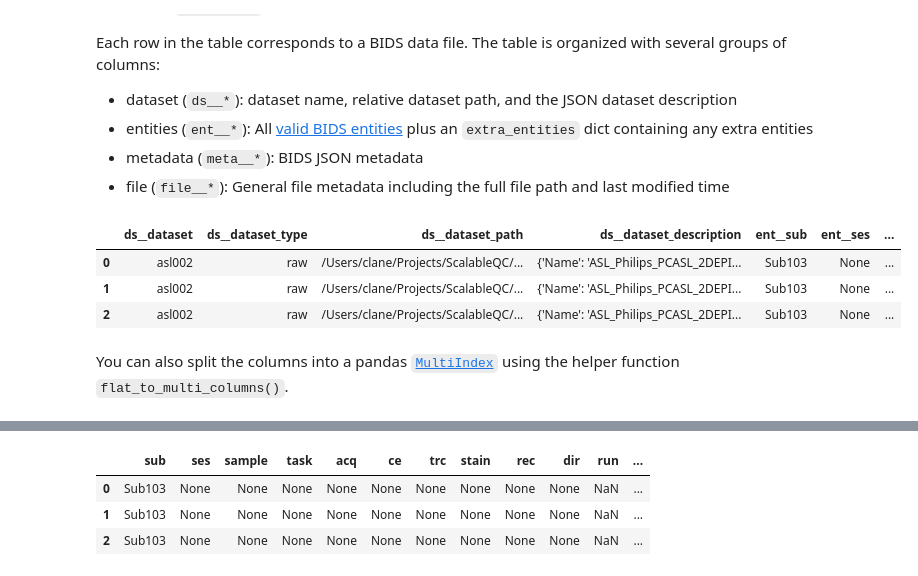
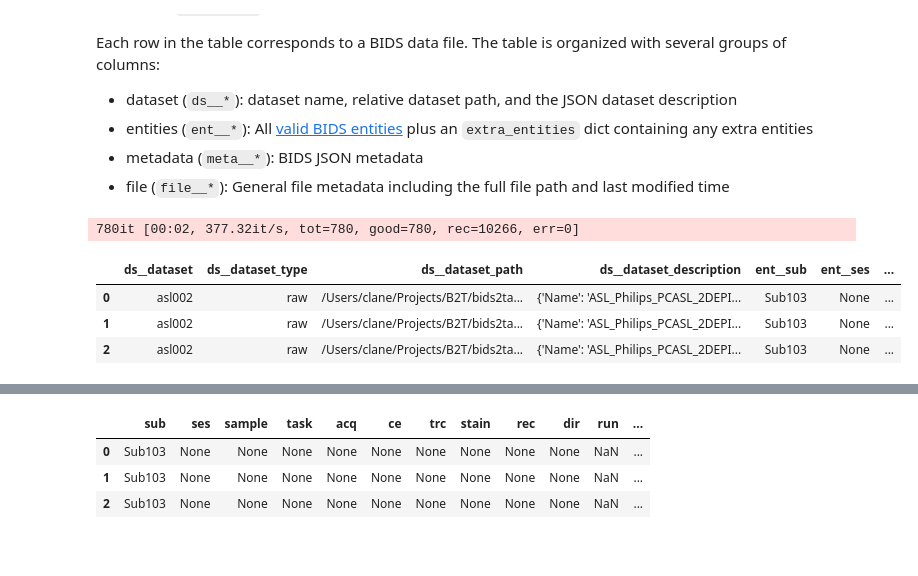
Before and after one commit to childmindresearch/bids2table, a Jupyter notebook: example/example.ipynb, the cells around one changed output, grey strips where cells are left out. Cells and saved outputs as stored; diff of their text form; code cells hidden in the pictures; blank space fills up the shorter version.

```diff
--- a/example/example.ipynb
+++ b/example/example.ipynb
@@ -47,13 +53,11 @@ Each row in the table corresponds to a BIDS data file. The table is organized wi
 - metadata (`meta__*`): BIDS JSON metadata
 - file (`file__*`): General file metadata including the full file path and last modified time
 # %%
-df = bids2table("../bids-examples")
-
-df.head(3)
+tab = bids2table("../bids-examples")
+tab.head(3)
 # %% [output]
+780it [00:02, 377.32it/s, tot=780, good=780, rec=10266, err=0]
 |  | ds__dataset | ds__dataset_type | ds__dataset_path | ds__dataset_description | ent__sub | ent__ses | ... |
-| 0 | asl002 | raw | /Users/clane/Projects/ScalableQC/... | {'Name': 'ASL_Philips_PCASL_2DEPI... | Sub103 | None | ... |
-| 1 | asl002 | raw | /Users/clane/Projects/ScalableQC/... | {'Name': 'ASL_Philips_PCASL_2DEPI... | Sub103 | None | ... |
-| 2 | asl002 | raw | /Users/clane/Projects/ScalableQC/... | {'Name': 'ASL_Philips_PCASL_2DEPI... | Sub103 | None | ... |
+| 0 | asl002 | raw | /Users/clane/Projects/B2T/bids2ta... | {'Name': 'ASL_Philips_PCASL_2DEPI... | Sub103 | None | ... |
+| 1 | asl002 | raw | /Users/clane/Projects/B2T/bids2ta... | {'Name': 'ASL_Philips_PCASL_2DEPI... | Sub103 | None | ... |
+| 2 | asl002 | raw | /Users/clane/Projects/B2T/bids2ta... | {'Name': 'ASL_Philips_PCASL_2DEPI... | Sub103 | None | ... |
-# %% [markdown]
-You can also split the columns into a pandas [`MultiIndex`](https://pandas.pydata.org/docs/user_guide/advanced.html) using the helper function `flat_to_multi_columns()`.
```
Also changed, not shown: parts of 25 cells of this notebook, 6 other files.
